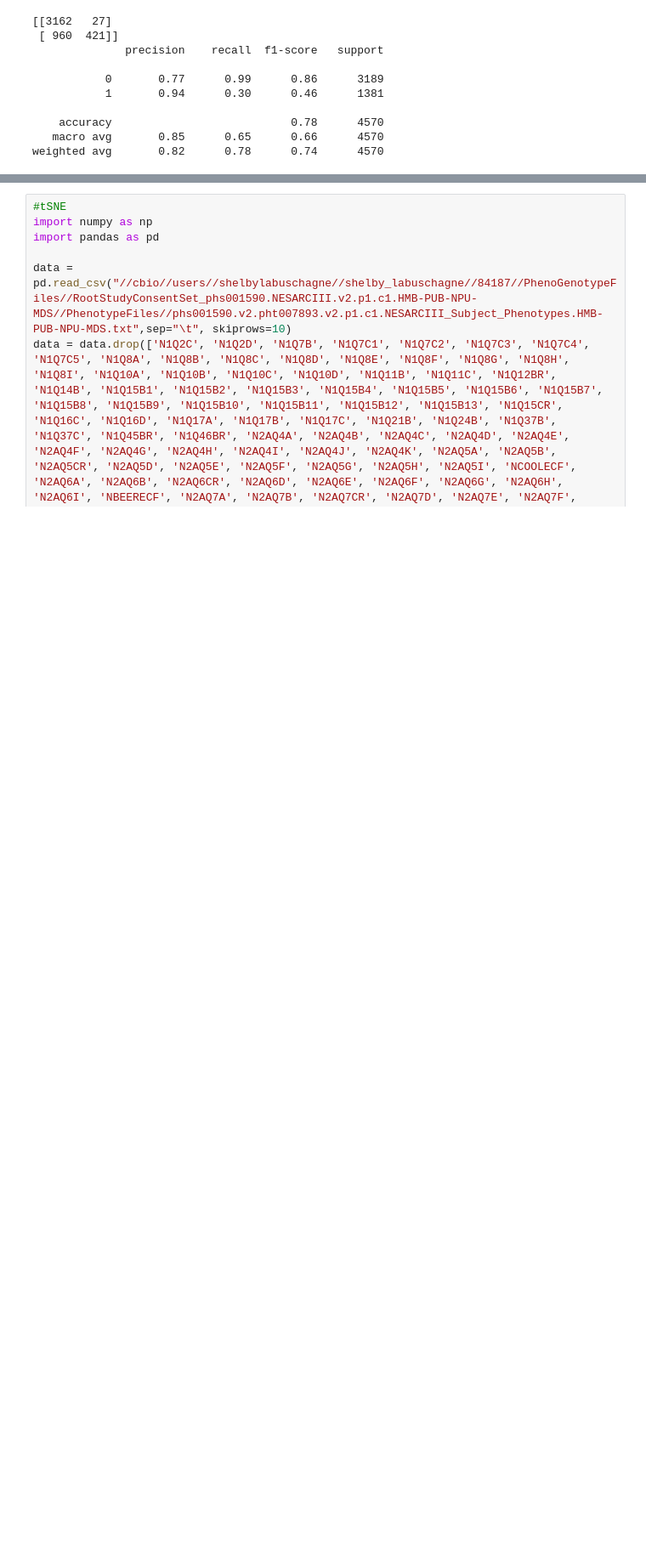
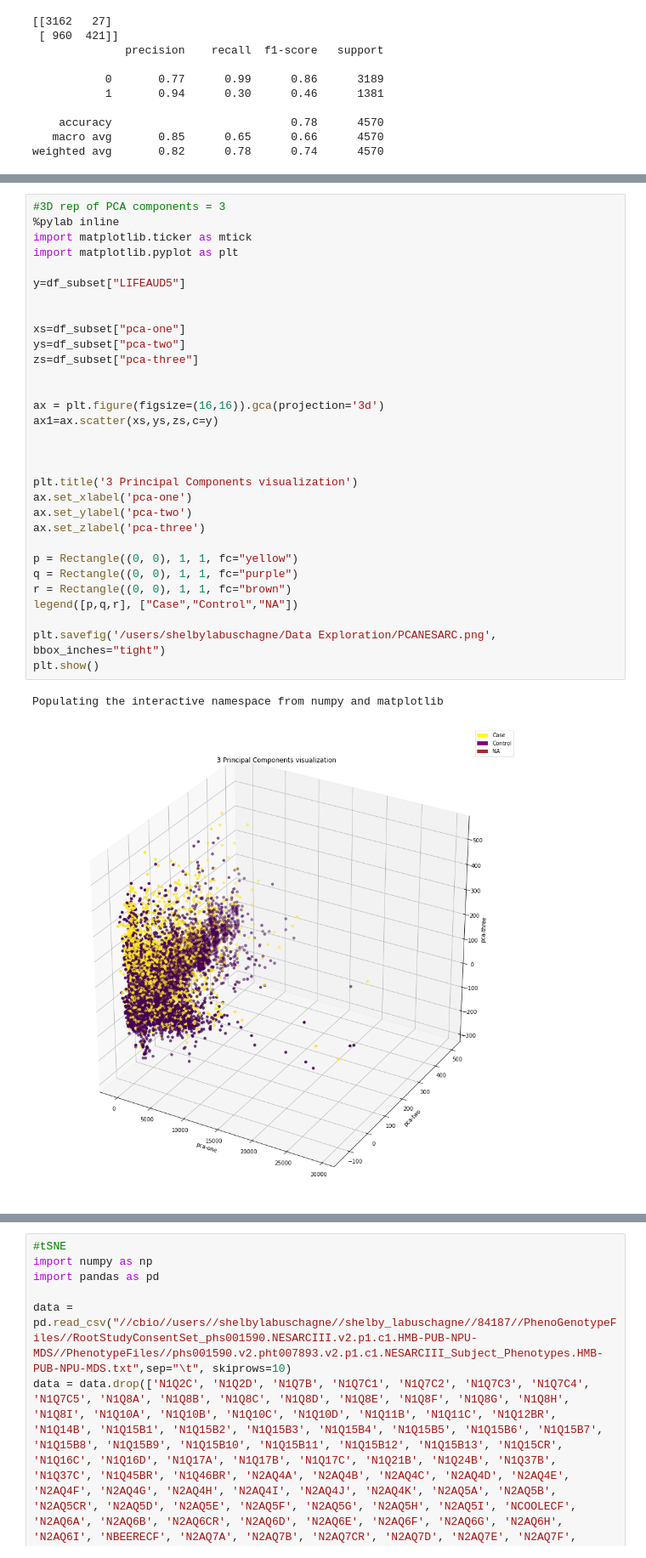
Before and after one commit to shelbyL16/Masters, a Jupyter notebook: DimensionReductionNESARC.ipynb, the cells around one changed output, grey strips where cells are left out. Shown at 85% size. Cells and saved outputs as stored; diff of their text form; blank space fills up the shorter version.

```diff
--- a/DimensionReductionNESARC.ipynb
+++ b/DimensionReductionNESARC.ipynb
@@ -178,3 +203,37 @@ PCA next
+# %%
+#3D rep of PCA components = 3
+%pylab inline
+import matplotlib.ticker as mtick
+import matplotlib.pyplot as plt
+
+y=df_subset["LIFEAUD5"]
+
+
+xs=df_subset["pca-one"]
+ys=df_subset["pca-two"]
+zs=df_subset["pca-three"]
+
+
+ax = plt.figure(figsize=(16,16)).gca(projection='3d')
+ax1=ax.scatter(xs,ys,zs,c=y)
+
+
+
+plt.title('3 Principal Components visualization')
+ax.set_xlabel('pca-one')
+ax.set_ylabel('pca-two')
+ax.set_zlabel('pca-three')
+
+p = Rectangle((0, 0), 1, 1, fc="yellow")
+q = Rectangle((0, 0), 1, 1, fc="purple")
+r = Rectangle((0, 0), 1, 1, fc="brown")
+legend([p,q,r], ["Case","Control","NA"])
+
+plt.savefig('/users/shelbylabuschagne/Data Exploration/PCANESARC.png', bbox_inches="tight")
+plt.show()
+# %% [output]
+Populating the interactive namespace from numpy and matplotlib
+[figure, added]
 # %%
 import matplotlib.pyplot as plt
 import numpy as np
```
Also changed, not shown: parts of 6 cells of this notebook.
